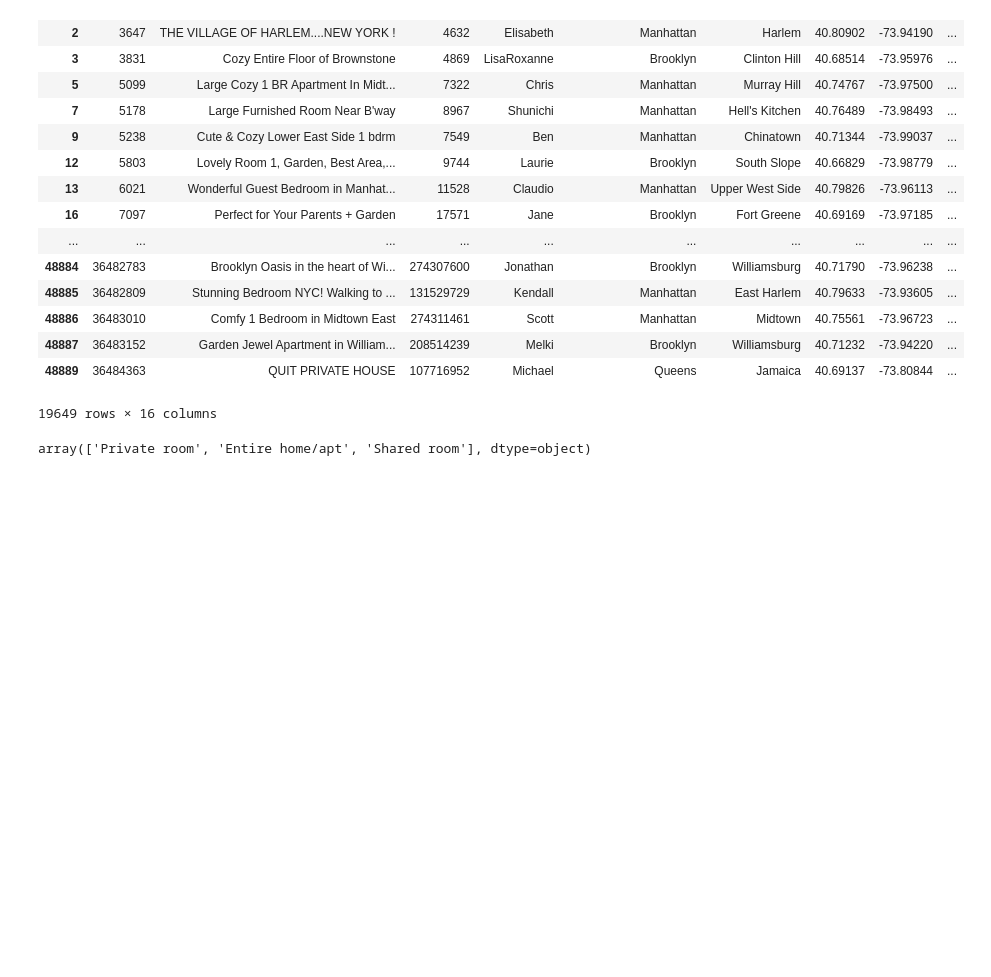
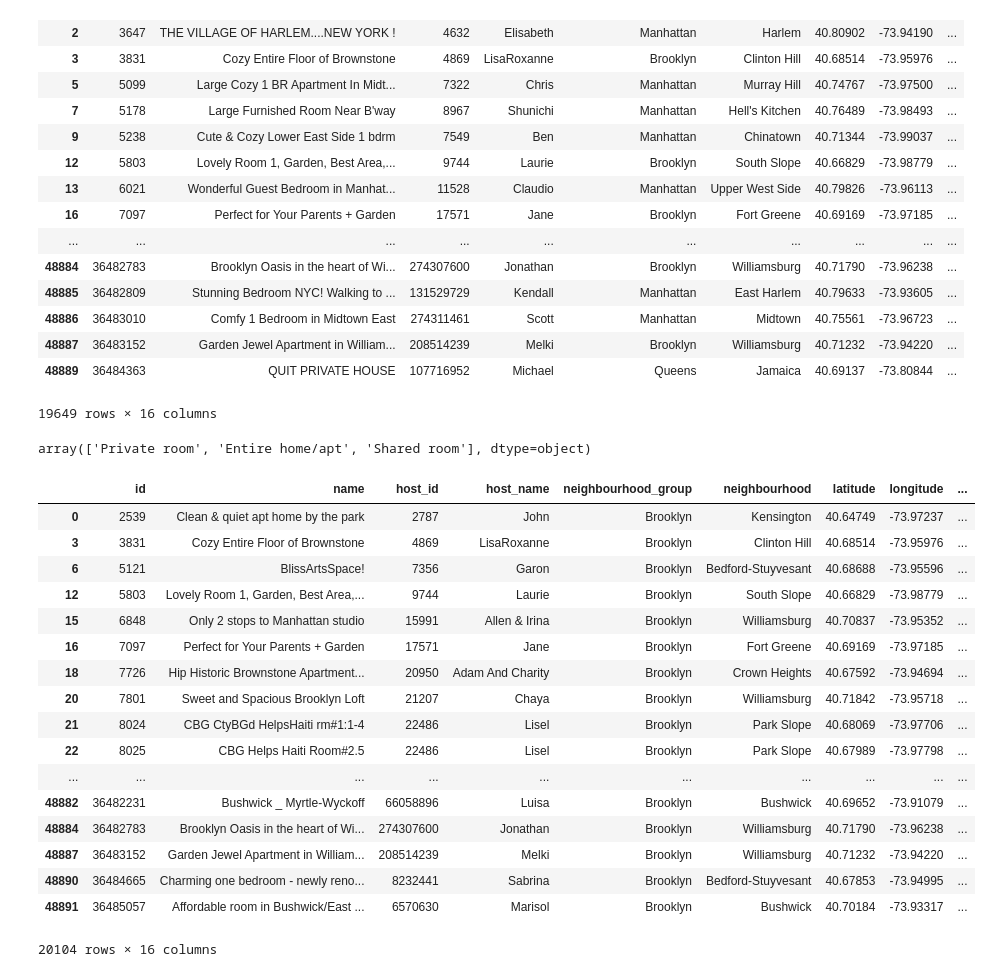
Before and after one commit to david-yang2/airbnb, a Jupyter notebook: EDA.ipynb, the cells around one changed output. Cells and saved outputs as stored; diff of their text form; code cells hidden in the pictures; blank space fills up the shorter version.

Commit message:
Brooklyn

```diff
--- a/EDA.ipynb
+++ b/EDA.ipynb
@@ -401,0 +408,21 @@ array(['Private room', 'Entire home/apt', 'Shared room'], dtype=object)
+# %%
+test[test.neighbourhood_group == "Brooklyn"]
+# %% [output]
+|  | id | name | host_id | host_name | neighbourhood_group | neighbourhood | latitude | longitude | ... |
+| 0 | 2539 | Clean & quiet apt home by the park | 2787 | John | Brooklyn | Kensington | 40.64749 | -73.97237 | ... |
+| 3 | 3831 | Cozy Entire Floor of Brownstone | 4869 | LisaRoxanne | Brooklyn | Clinton Hill | 40.68514 | -73.95976 | ... |
+| 6 | 5121 | BlissArtsSpace! | 7356 | Garon | Brooklyn | Bedford-Stuyvesant | 40.68688 | -73.95596 | ... |
+| 12 | 5803 | Lovely Room 1, Garden, Best Area,... | 9744 | Laurie | Brooklyn | South Slope | 40.66829 | -73.98779 | ... |
+| 15 | 6848 | Only 2 stops to Manhattan studio | 15991 | Allen & Irina | Brooklyn | Williamsburg | 40.70837 | -73.95352 | ... |
+| 16 | 7097 | Perfect for Your Parents + Garden | 17571 | Jane | Brooklyn | Fort Greene | 40.69169 | -73.97185 | ... |
+| 18 | 7726 | Hip Historic Brownstone Apartment... | 20950 | Adam And Charity | Brooklyn | Crown Heights | 40.67592 | -73.94694 | ... |
+| 20 | 7801 | Sweet and Spacious Brooklyn Loft | 21207 | Chaya | Brooklyn | Williamsburg | 40.71842 | -73.95718 | ... |
+| 21 | 8024 | CBG CtyBGd HelpsHaiti rm#1:1-4 | 22486 | Lisel | Brooklyn | Park Slope | 40.68069 | -73.97706 | ... |
+| 22 | 8025 | CBG Helps Haiti Room#2.5 | 22486 | Lisel | Brooklyn | Park Slope | 40.67989 | -73.97798 | ... |
+| ... | ... | ... | ... | ... | ... | ... | ... | ... | ... |
+| 48882 | 36482231 | Bushwick _ Myrtle-Wyckoff | 66058896 | Luisa | Brooklyn | Bushwick | 40.69652 | -73.91079 | ... |
+| 48884 | 36482783 | Brooklyn Oasis in the heart of Wi... | 274307600 | Jonathan | Brooklyn | Williamsburg | 40.71790 | -73.96238 | ... |
+| 48887 | 36483152 | Garden Jewel Apartment in William... | 208514239 | Melki | Brooklyn | Williamsburg | 40.71232 | -73.94220 | ... |
+| 48890 | 36484665 | Charming one bedroom - newly reno... | 8232441 | Sabrina | Brooklyn | Bedford-Stuyvesant | 40.67853 | -73.94995 | ... |
+| 48891 | 36485057 | Affordable room in Bushwick/East ... | 6570630 | Marisol | Brooklyn | Bushwick | 40.70184 | -73.93317 | ... |
+20104 rows × 16 columns
```
Also changed, not shown: parts of 3 cells of this notebook.
